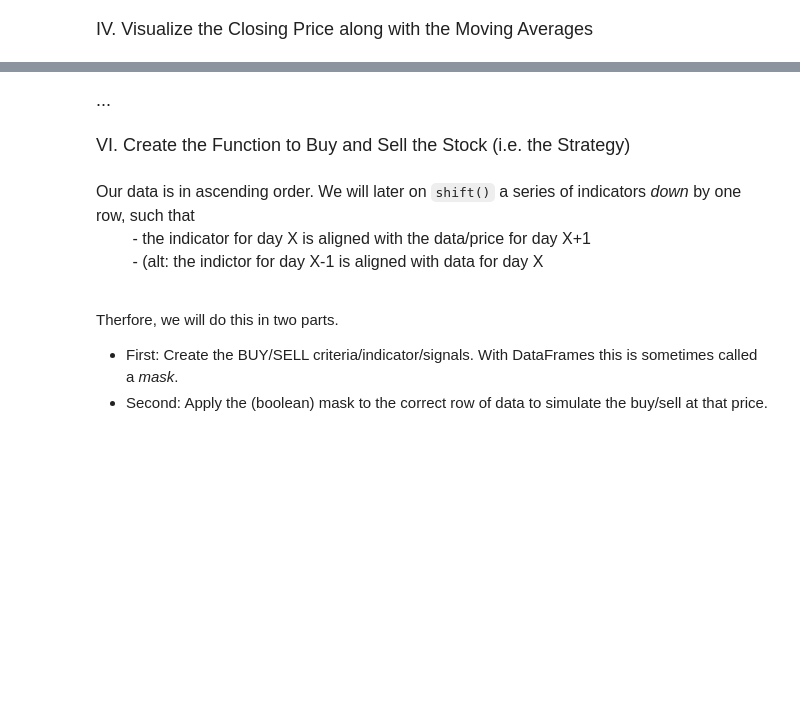
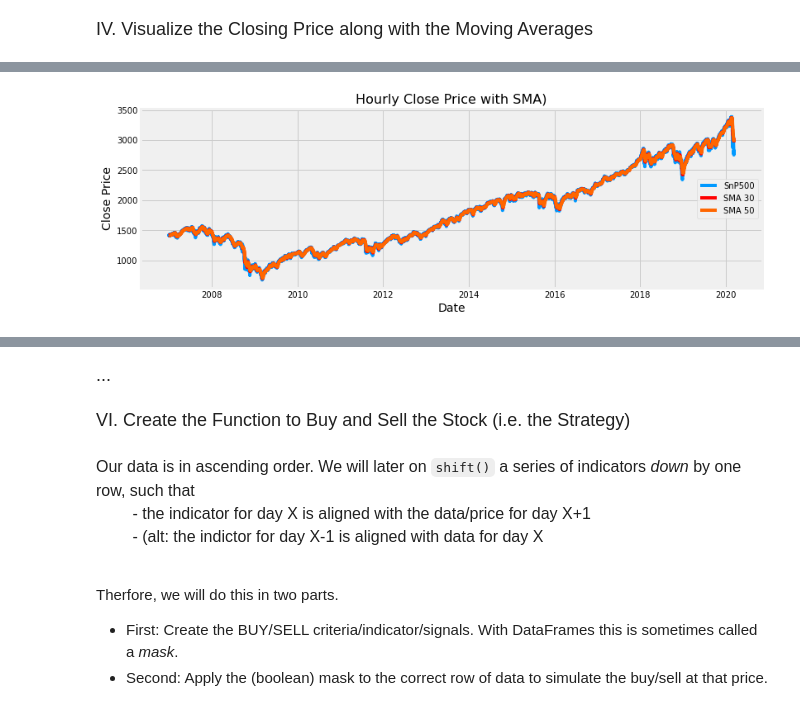
Before and after one commit to QuantVI/rand_various, a Jupyter notebook: wqu_capstone_code/draft_3_functions_and_newdata.ipynb, the cells around one changed output, grey strips where cells are left out. Cells and saved outputs as stored; diff of their text form; code cells hidden in the pictures; blank space fills up the shorter version.

```diff
--- a/wqu_capstone_code/draft_3_functions_and_newdata.ipynb
+++ b/wqu_capstone_code/draft_3_functions_and_newdata.ipynb
@@ -140,0 +223,14 @@ yfdf
+# %%
+plt.figure(figsize=(12,4))
+plt.title("Hourly Close Price with SMA)", fontsize=16)
+plt.plot(qcdf2.time,qcdf2.close, label = "SnP500", color="#0099ff")
+# Now plot the EMA data
+plt.plot(qcdf2.time,qcdf2.sma30, label = "SMA 30", color="red")
+plt.plot(qcdf2.time,qcdf2.sma50, label = "SMA 50", color="#ff6600")
+# ----
+plt.xlabel("Date",fontsize=14)
+plt.ylabel("Close Price", fontsize=14)
+plt.legend(loc="center right")
+plt.show()
+# %% [output]
+[figure, added]
```
Also changed, not shown: parts of 30 cells of this notebook.
